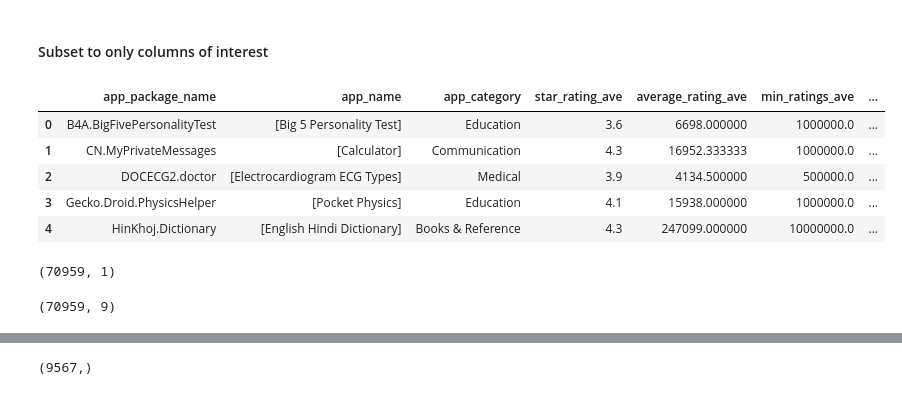
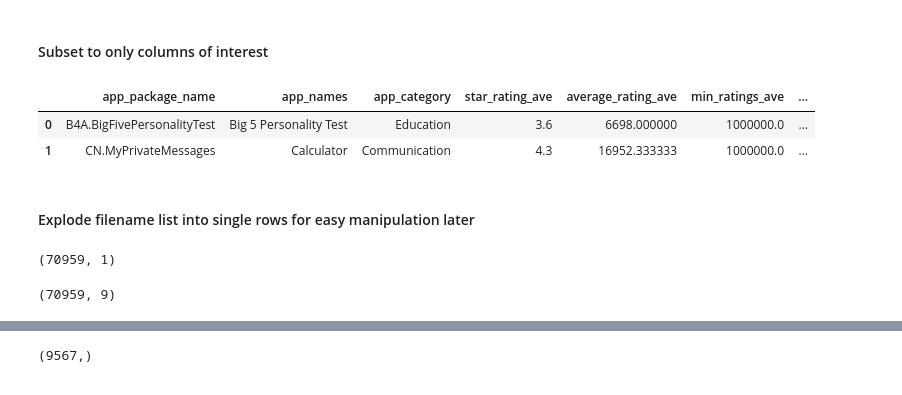
Before and after one commit to vnessified/information_theory_ui_analysis, a Jupyter notebook: EDA.ipynb, the cells around one changed output, grey strips where cells are left out. Cells and saved outputs as stored; diff of their text form; code cells hidden in the pictures.

```diff
--- a/EDA.ipynb
+++ b/EDA.ipynb
@@ -37,23 +43,23 @@ app_ui_df.head()
 # %% [markdown]
 #### Subset to only columns of interest
 # %%
+app_ui_df['app_names'] = app_ui_df.app_name.map(lambda x: ', '.join(x))
 app_ui_df['star_rating_ave'] = app_ui_df.star_rating.map(lambda x: np.mean(x))
 app_ui_df['average_rating_ave'] = app_ui_df.average_rating.map(lambda x: np.mean(x))
 app_ui_df['min_ratings_ave'] = app_ui_df.min_ratings.map(lambda x: np.mean(x))
 # %%
-cols_keep = ['app_package_name', 'app_name', 'app_category', 'star_rating_ave', \
+cols_keep = ['app_package_name', 'app_names', 'app_category', 'star_rating_ave', \
              'average_rating_ave', 'min_ratings_ave', 'filename', 'filename_num']
 
 app_ui_df_clean = app_ui_df[cols_keep]
 # %%
-app_ui_df_clean.head()
+app_ui_df_clean.head(2)
 # %% [output]
-|  | app_package_name | app_name | app_category | star_rating_ave | average_rating_ave | min_ratings_ave | ... |
-| 0 | B4A.BigFivePersonalityTest | [Big 5 Personality Test] | Education | 3.6 | 6698.000000 | 1000000.0 | ... |
-| 1 | CN.MyPrivateMessages | [Calculator] | Communication | 4.3 | 16952.333333 | 1000000.0 | ... |
-| 2 | DOCECG2.doctor | [Electrocardiogram ECG Types] | Medical | 3.9 | 4134.500000 | 500000.0 | ... |
-| 3 | Gecko.Droid.PhysicsHelper | [Pocket Physics] | Education | 4.1 | 15938.000000 | 1000000.0 | ... |
-| 4 | HinKhoj.Dictionary | [English Hindi Dictionary] | Books & Reference | 4.3 | 247099.000000 | 10000000.0 | ... |
+|  | app_package_name | app_names | app_category | star_rating_ave | average_rating_ave | min_ratings_ave | ... |
+| 0 | B4A.BigFivePersonalityTest | Big 5 Personality Test | Education | 3.6 | 6698.000000 | 1000000.0 | ... |
+| 1 | CN.MyPrivateMessages | Calculator | Communication | 4.3 | 16952.333333 | 1000000.0 | ... |
+# %% [markdown]
+#### Explode filename list into single rows for easy manipulation later
 # %%
 filename_exp = app_ui_df_clean.filename.apply(pd.Series).stack().reset_index(
     level=1, drop=True).to_frame('filename_exp')
@@ -63,7 +69,8 @@ filename_exp.shape
 (70959, 1)
 # %%
 app_ui_exp = pd.concat([app_ui_df_clean, filename_exp], axis=1)
+app_ui_exp.reset_index(drop=True, inplace=True)
+app_ui_exp.rename(columns={'filename': 'filename_list'}, inplace=True)
+app_ui_exp.shape
+# %% [output]
+(70959, 9)
-# %%
-app_ui_exp.shape
-# %% [output]
-(70959, 9)
```
Also changed, not shown: parts of 49 cells of this notebook, 2 other files.
